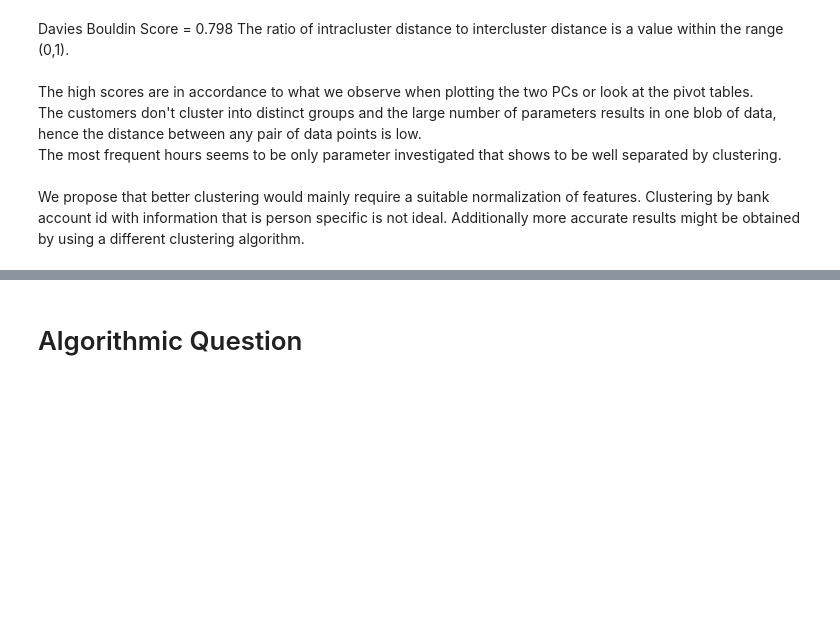
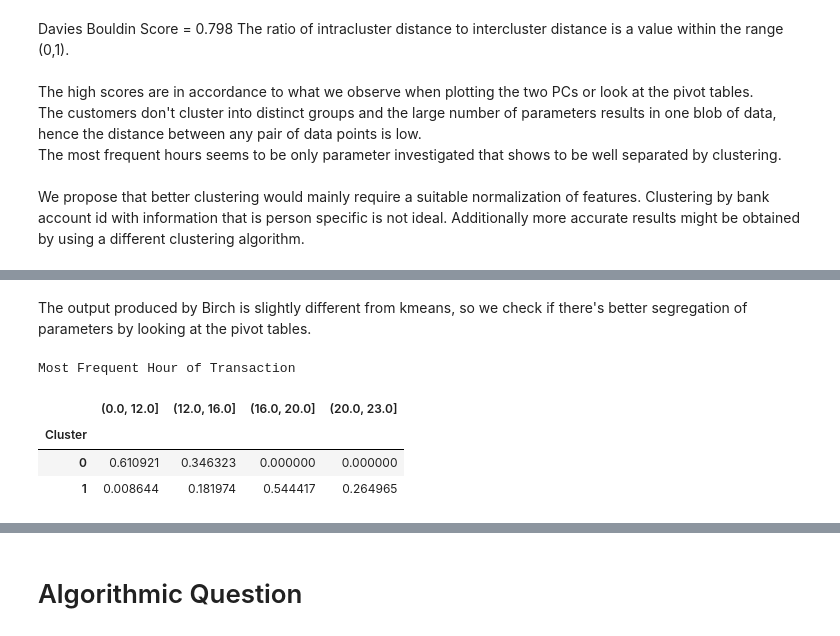
Before and after one commit to MRampo/ADM-HW4, a Jupyter notebook: main.ipynb, the cells around one changed output, grey strips where cells are left out. Cells and saved outputs as stored; diff of their text form; code cells hidden in the pictures; blank space fills up the shorter version.

```diff
--- a/main.ipynb
+++ b/main.ipynb
@@ -1427,0 +1441,12 @@ We propose that better clustering would mainly require a suitable normalization
+# %% [markdown]
+The output produced by Birch is slightly different from kmeans, so we check if there's better segregation of parameters by looking at the pivot tables.
+# %%
+col = data_num['most_freq_hour']
+most_freq_hour = make_bins_pv(col, birch.labels_)
+most_freq_hour.style.set_caption('Most Frequent Hour of Transaction')
+# %% [output]
+Most Frequent Hour of Transaction
+|  | (0.0, 12.0] | (12.0, 16.0] | (16.0, 20.0] | (20.0, 23.0] |
+| Cluster |  |  |  |  |
+| 0 | 0.610921 | 0.346323 | 0.000000 | 0.000000 |
+| 1 | 0.008644 | 0.181974 | 0.544417 | 0.264965 |
```
Also changed, not shown: parts of 11 cells of this notebook.
